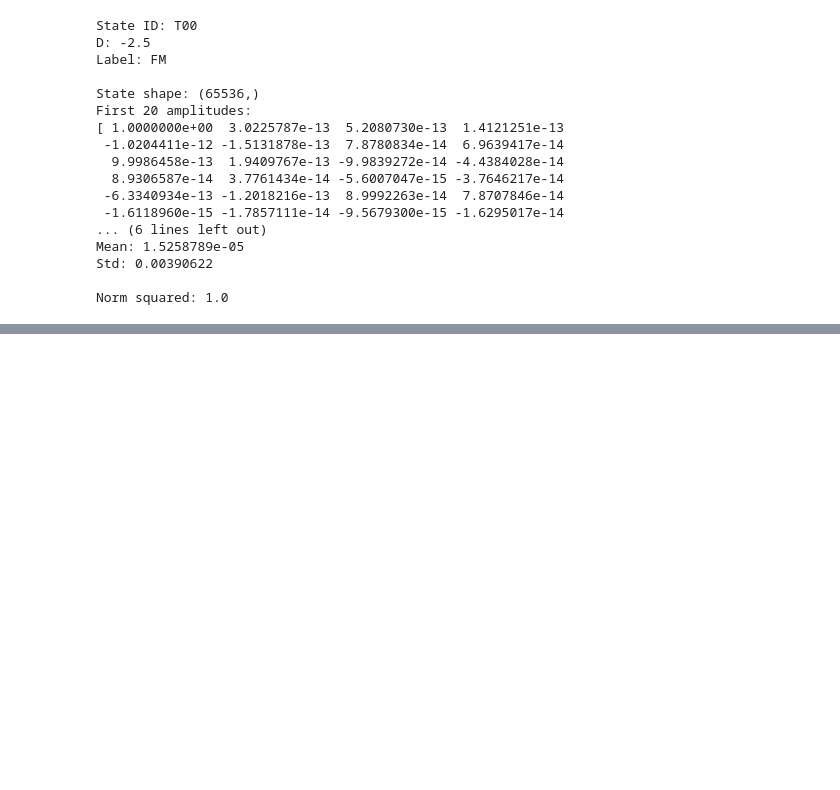
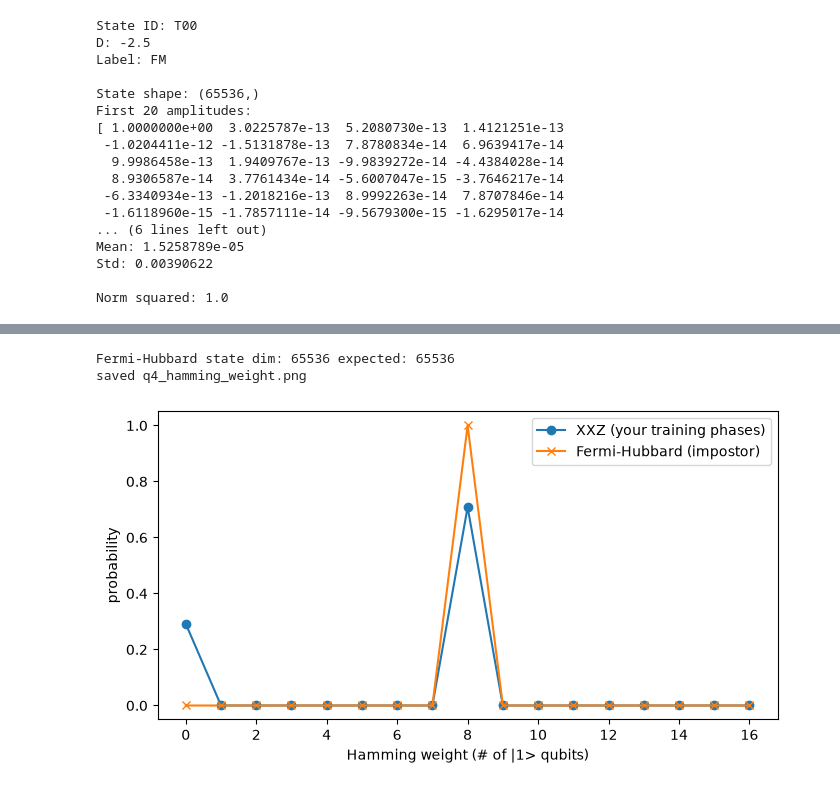
Before and after one commit to MennaMagdie/The-64-Copy-Problem-BA26, a Jupyter notebook: notebooks/01_quantum_data_analysis.ipynb, the cells around one changed output, grey strips where cells are left out. Drawn from its saved outputs; the diff is of its cells as text; code cells hidden in the pictures; blank space fills up the shorter version.

```diff
--- a/notebooks/01_quantum_data_analysis.ipynb
+++ b/notebooks/01_quantum_data_analysis.ipynb
@@ -150,0 +216,34 @@ Norm squared: 1.0
+# %%
+import pennylane as qml
+
+fh_dataset = qml.data.load(
+    "qspin", sysname="FermiHubbard", periodicity="open",
+    lattice="chain", layout=(1, 8)
+)[0]
+fh_states = np.array(fh_dataset.ground_states)   # should be (100, 65536) if 16 qubits total
+print("Fermi-Hubbard state dim:", fh_states.shape[1], "expected:", 2**n)
+
+def hamming_weight_dist(vec, n):
+    """Probability-weighted distribution over number of |1> bits."""
+    probs = np.abs(vec) ** 2
+    idx = np.arange(2**n)
+    weights = bin_count = np.array([bin(k).count("1") for k in idx])
+    hist = np.zeros(n + 1)
+    for w in range(n + 1):
+        hist[w] = probs[weights == w].sum()
+    return hist
+
+# Average Hamming-weight distribution across all XXZ training states
+xxz_hist = np.mean([hamming_weight_dist(v.astype(np.complex128), n) for v in states], axis=0)
+fh_hist  = np.mean([hamming_weight_dist(v.astype(np.complex128), n) for v in fh_states[:10]], axis=0)  # 10 is enough to see the shape
+
+plt.figure(figsize=(8, 4))
+plt.plot(xxz_hist, label="XXZ (your training phases)", marker="o")
+plt.plot(fh_hist, label="Fermi-Hubbard (impostor)", marker="x")
+plt.xlabel("Hamming weight (# of |1> qubits)"); plt.ylabel("probability")
+plt.legend(); plt.savefig("q4_hamming_weight.png", dpi=120)
+print("saved q4_hamming_weight.png")
+# %% [output]
+Fermi-Hubbard state dim: 65536 expected: 65536
+saved q4_hamming_weight.png
+[figure, added]
```
Also changed, not shown: parts of 5 cells of this notebook.
